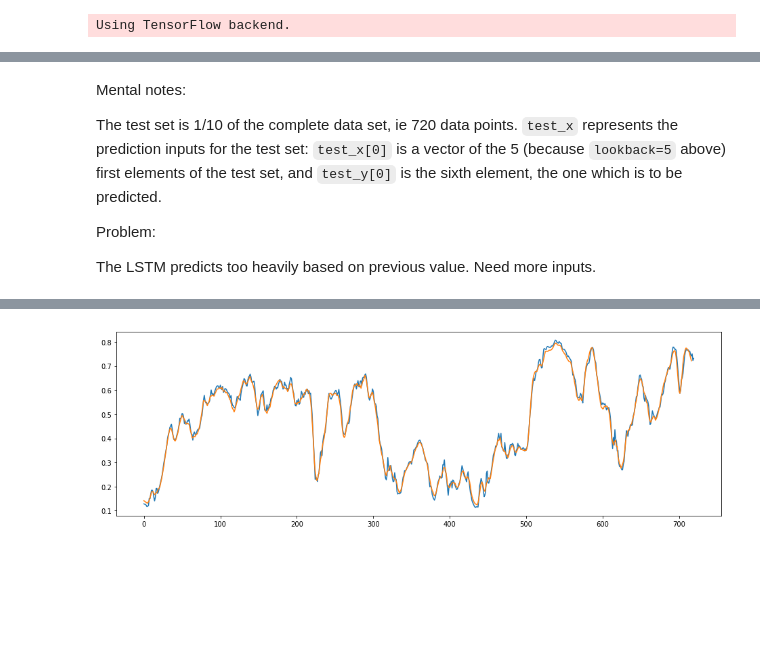
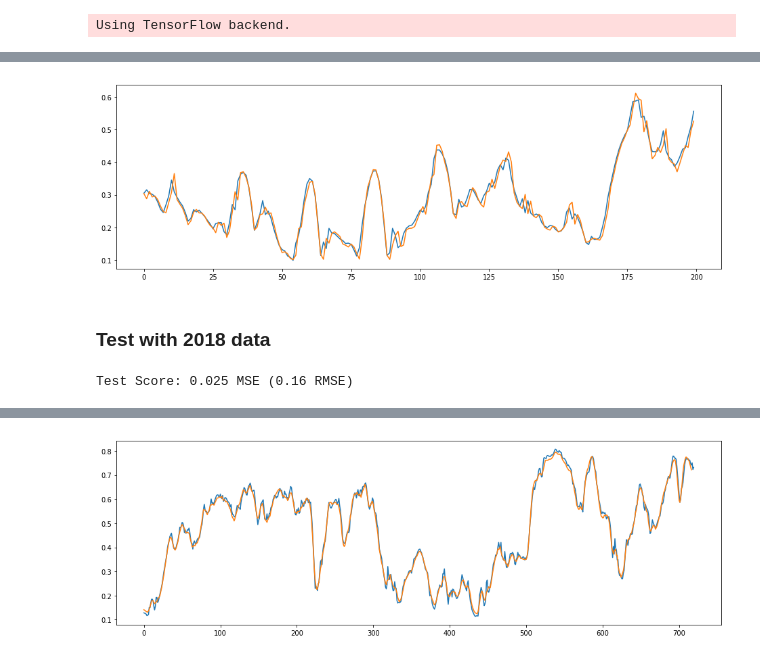
Before and after one commit to jstaffans/renewables, a Jupyter notebook: notebooks/Renewables.ipynb, the cells around one changed output, grey strips where cells are left out. Drawn from its saved outputs; the diff is of its cells as text; code cells hidden in the pictures; blank space fills up the shorter version.

```diff
--- a/notebooks/Renewables.ipynb
+++ b/notebooks/Renewables.ipynb
@@ -23 +32,14 @@ data = pd.read_csv('../data/generation_2017.csv').set_index('timestamp')
+# %%
+def shift_weather_features_back(data, n):
+    """
+    Shift weather observations back in time. The weather observation at time t can then be interpreted
+    as a forecast made at time t.
+    """
+    shifted = data.copy()
+    shifted.wind_speed = shifted.wind_speed.shift(-n)
+    shifted.temperature = shifted.temperature.shift(-n)
+    shifted.cloud_cover = shifted.cloud_cover.shift(-n)
+    shifted.pressure = shifted.pressure.shift(-n)
+    shifted = shifted[:-n]
+    return shifted
 # %%
@@ -84,10 +89,18 @@ array([[ 0.2128704 ,  0.93314917],
+# %%
+training_data_shifted = shift_weather_features_back(training_data, 1)
+lookback = 12
+train_x, train_y, num_features, scaler = create_datasets(training_data_shifted, lookback)
 # %%
 model = Sequential()
-model.add(LSTM(32, input_shape=(lookback, 2)))
-model.add(Dense(2))
-model.compile(loss='mean_squared_error', optimizer='adam')
+model.add(LSTM(128, input_shape=(lookback, num_features)))
+model.add(Dense(1))
+#model.add(LSTM(128, return_sequences=True, input_shape=(lookback, num_features)))
+#model.add(Dropout(0.25))
+#model.add(LSTM(128))
+#model.add(Dense(num_features))
+model.compile(loss='mae', optimizer='adam')
 model.summary()
-model.fit(train_x, train_y, epochs=50, batch_size=16, verbose=2)
+model.fit(train_x, train_y, epochs=70, batch_size=16, verbose=2)
 # %% [output]
 _________________________________________________________________
 Layer (type)                 Output Shape              Param #
@@ -152,8 +127,14 @@ plt.show()
-# %% [markdown]
-Mental notes:
-
-The test set is 1/10 of the complete data set, ie 720 data points. `test_x` represents the prediction inputs for the test set: `test_x[0]` is a vector of the 5 (because `lookback=5` above) first elements of the test set, and `test_y[0]` is the sixth element, the one which is to be predicted.
-
-Problem:
-
-The LSTM predicts too heavily based on previous value. Need more inputs.
+# %%
+def plot_comparison(model, x, y, start=0, end=200):
+    predict = model.predict(x)
+    predict = list(itertools.chain.from_iterable(predict))
+    plt.plot(y[start:end])
+    #plt.plot(savgol_filter(predict[start:end], 3, 1))
+    plt.plot(predict[start:end])
+    plt.show()
+# %%
+plot_comparison(model, train_x, train_y, start=1000, end=1200)
+# %% [output]
+[figure, added]
+# %% [markdown]
+### Test with 2018 data
@@ -159,0 +148,5 @@ The LSTM predicts too heavily based on previous value. Need more inputs.
+# %%
+test_score = model.evaluate(test_x, test_y, verbose=0)
+print(f'Test Score: {test_score:.2} MSE ({math.sqrt(test_score):.2} RMSE)')
+# %% [output]
+Test Score: 0.025 MSE (0.16 RMSE)
```
Also changed, not shown: parts of 20 cells of this notebook, 8 other files.
